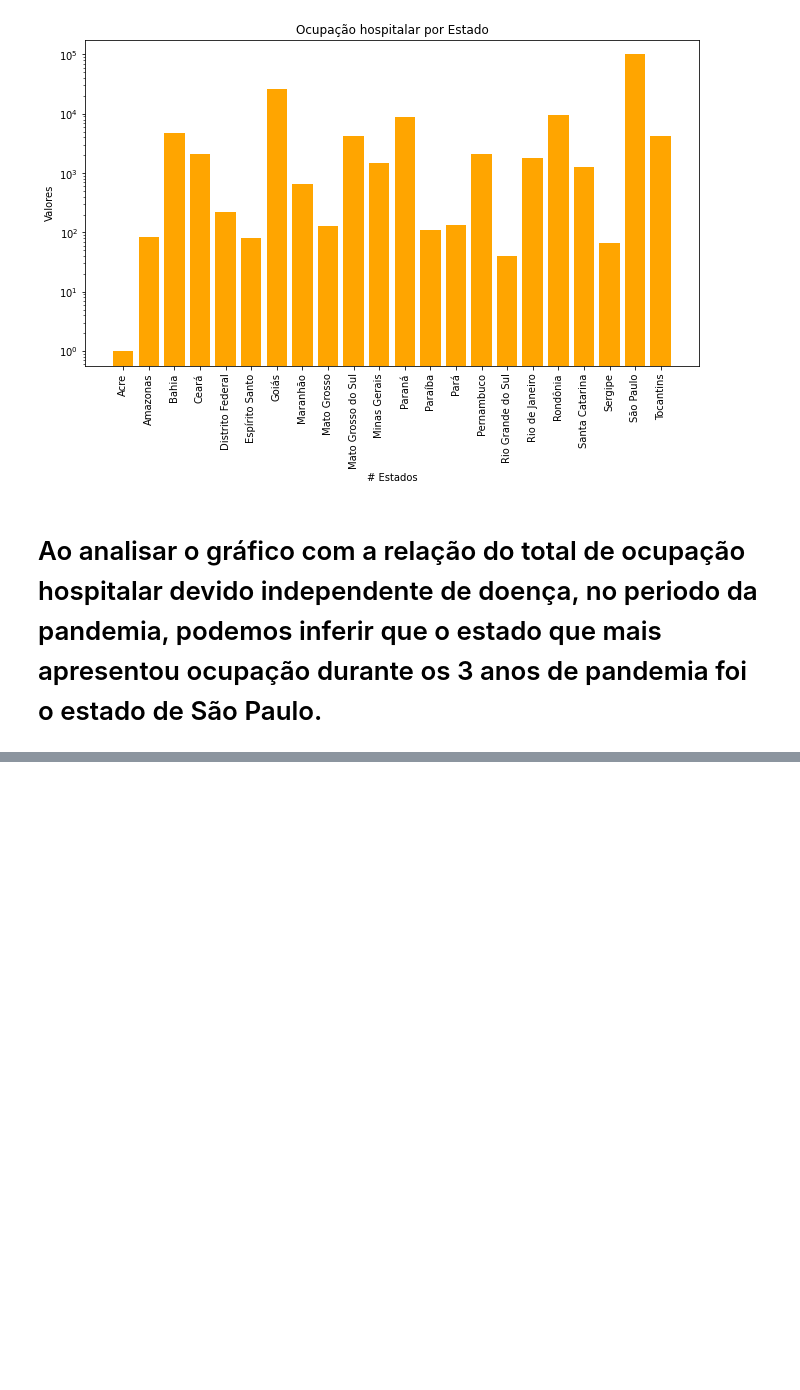
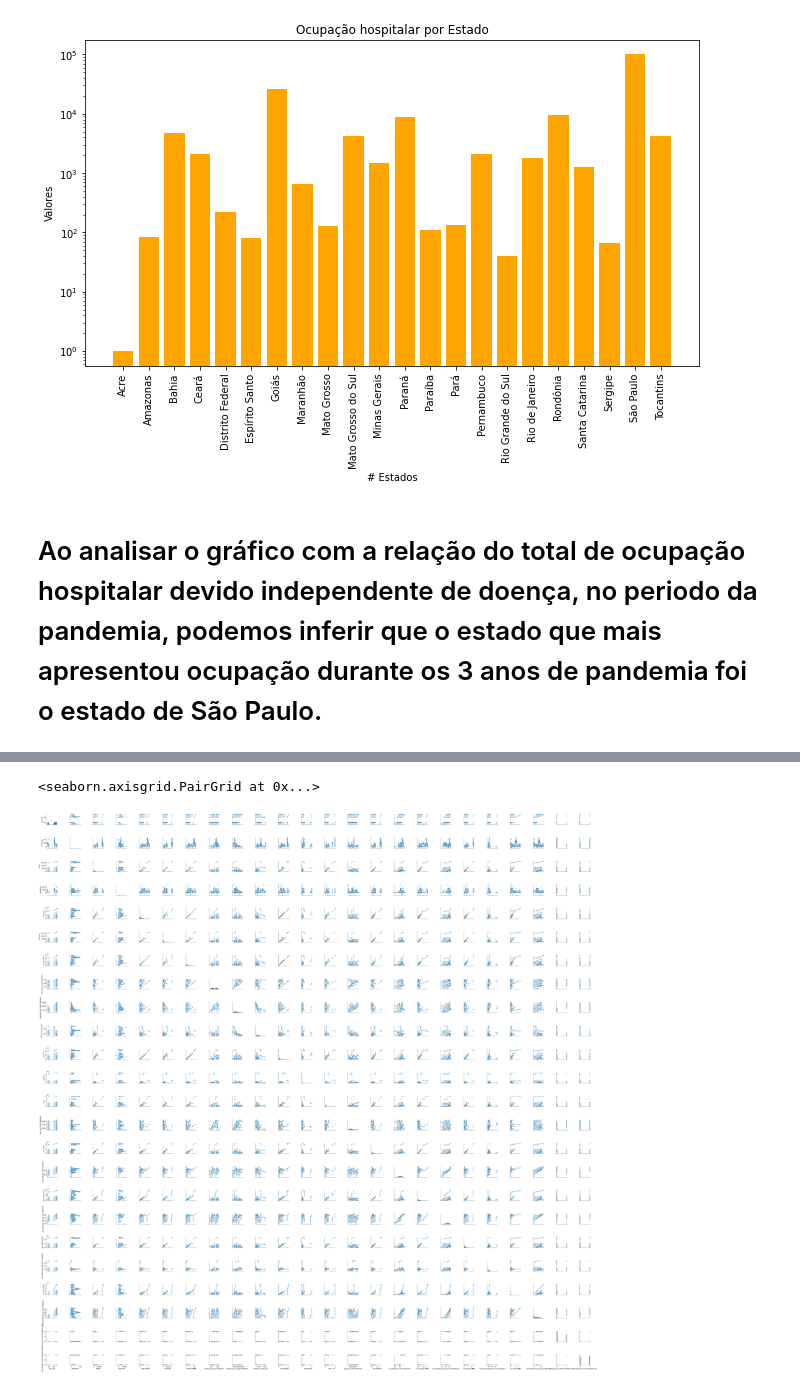
Before and after one commit to lucianobajr/TP-CCF425, a Jupyter notebook: src/main.ipynb, the cells around one changed output, grey strips where cells are left out. Saved outputs shown, nothing was run; the diff lists cells and outputs as text; code cells hidden in the pictures; blank space fills up the shorter version.

```diff
--- a/src/main.ipynb
+++ b/src/main.ipynb
@@ -1220,0 +1218,8 @@ occupation_per_state('totalOcupacaoHospitalar',"Ocupação hospitalar por Estado
+# %%
+data['totalCases_per_100k_inhabitants_test'] = data['totalCases_per_100k_inhabitants'].apply(lambda x: 1 if x > data['totalCases_per_100k_inhabitants'].mean() else 0)
+data['vaccinated_per_100_inhabitants_test'] = data['vaccinated_per_100_inhabitants'].apply(lambda x: 1 if x > data['vaccinated_per_100_inhabitants'].mean() else 0)
+# %%
+sns.pairplot(data)
+# %% [output]
+<seaborn.axisgrid.PairGrid at 0x...>
+[figure, added]
```
Also changed, not shown: parts of 48 cells of this notebook.
